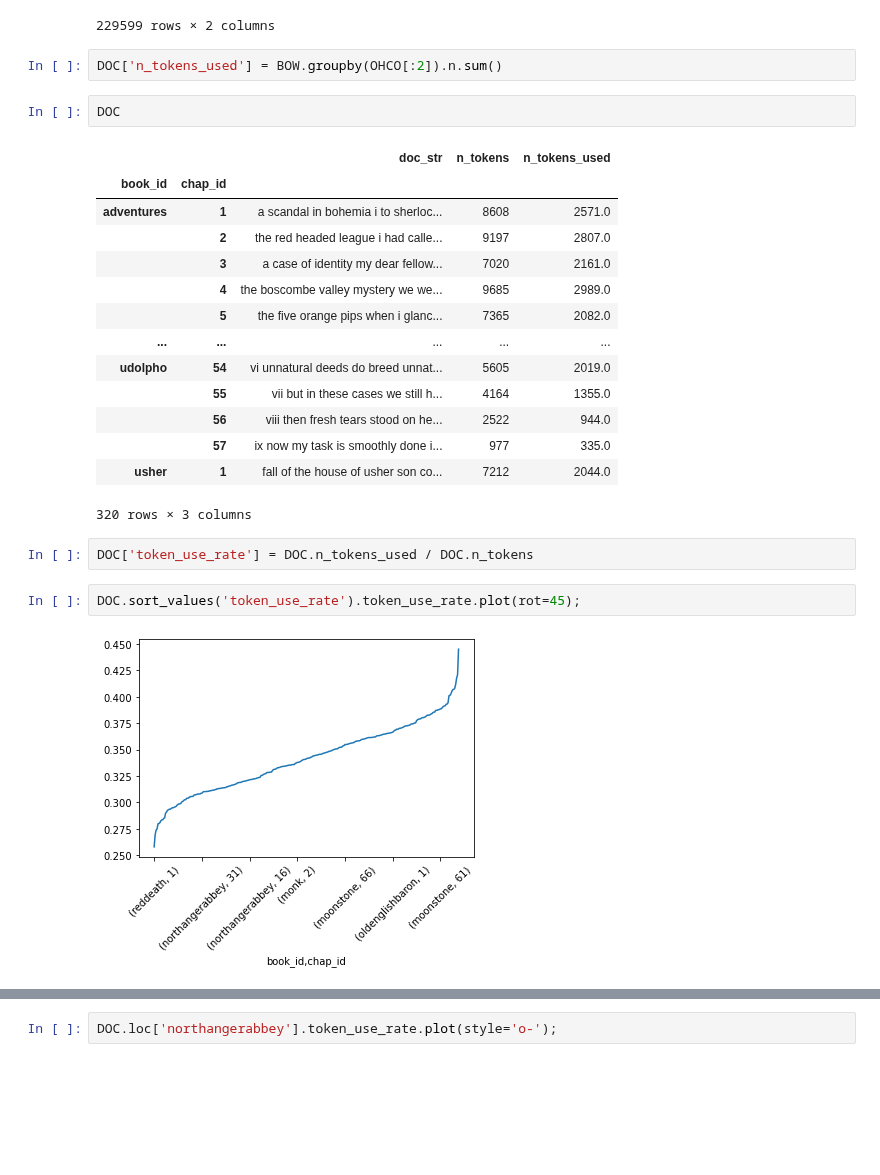
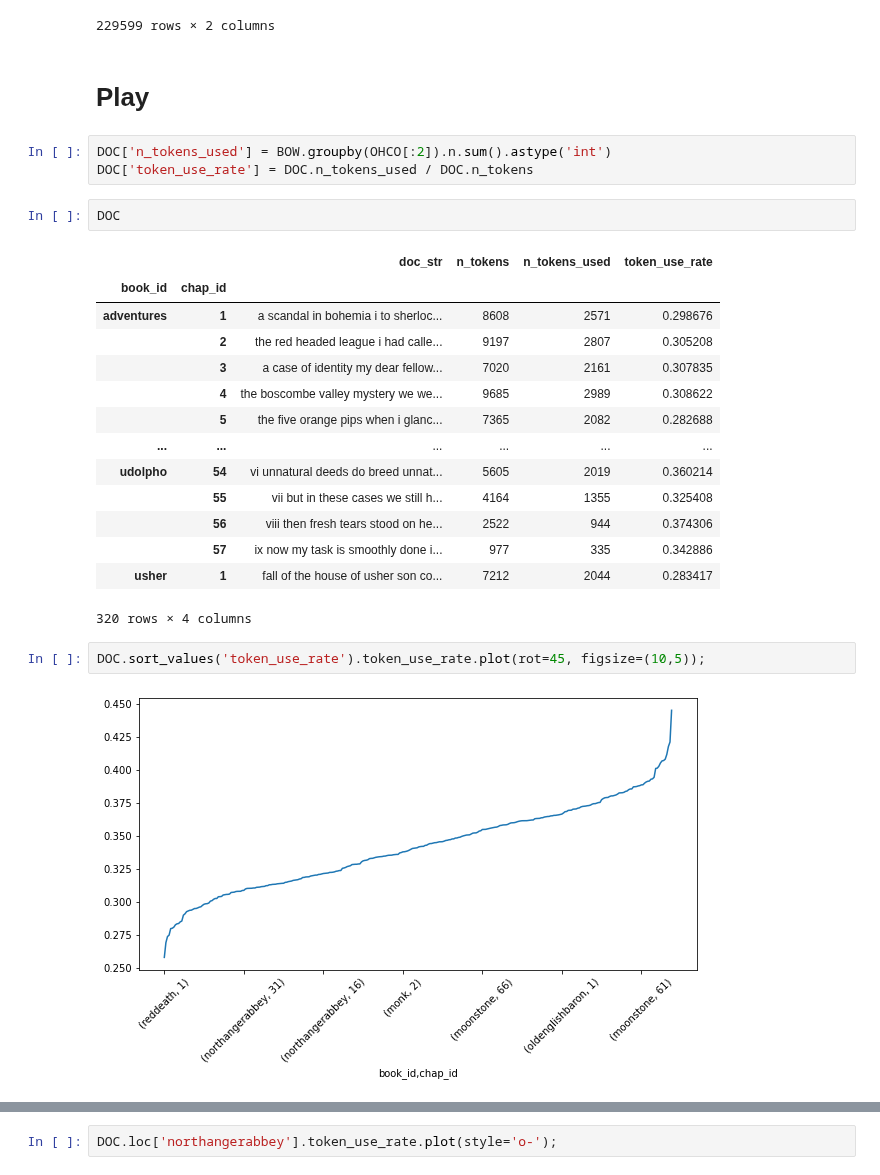
Before and after one commit to ontoligent/DS5001-2022-01-OLD, a Jupyter notebook: M00_FinalProjects/M00_01_VectorizationWithSKLearn.ipynb, the cells around one changed output, grey strips where cells are left out. Saved outputs shown, nothing was run; the diff lists cells and outputs as text; blank space fills up the shorter version.

```diff
--- a/M00_FinalProjects/M00_01_VectorizationWithSKLearn.ipynb
+++ b/M00_FinalProjects/M00_01_VectorizationWithSKLearn.ipynb
@@ -278,28 +293,29 @@ BOW
 |  |  | yes | 1.0 | 0.007462 |
 |  |  | youth | 1.0 | 0.012446 |
 229599 rows × 2 columns
-# %%
-DOC['n_tokens_used'] = BOW.groupby(OHCO[:2]).n.sum()
+# %% [markdown]
+# Play
+# %%
+DOC['n_tokens_used'] = BOW.groupby(OHCO[:2]).n.sum().astype('int')
+DOC['token_use_rate'] = DOC.n_tokens_used / DOC.n_tokens
 # %%
 DOC
 # %% [output]
-|  |  | doc_str | n_tokens | n_tokens_used |
-| book_id | chap_id |  |  |  |
-| adventures | 1 | a scandal in bohemia i to sherloc... | 8608 | 2571.0 |
-|  | 2 | the red headed league i had calle... | 9197 | 2807.0 |
-|  | 3 | a case of identity my dear fellow... | 7020 | 2161.0 |
-|  | 4 | the boscombe valley mystery we we... | 9685 | 2989.0 |
-|  | 5 | the five orange pips when i glanc... | 7365 | 2082.0 |
-| ... | ... | ... | ... | ... |
-| udolpho | 54 | vi unnatural deeds do breed unnat... | 5605 | 2019.0 |
-|  | 55 | vii but in these cases we still h... | 4164 | 1355.0 |
-|  | 56 | viii then fresh tears stood on he... | 2522 | 944.0 |
-|  | 57 | ix now my task is smoothly done i... | 977 | 335.0 |
-| usher | 1 | fall of the house of usher son co... | 7212 | 2044.0 |
+|  |  | doc_str | n_tokens | n_tokens_used | token_use_rate |
+| book_id | chap_id |  |  |  |  |
+| adventures | 1 | a scandal in bohemia i to sherloc... | 8608 | 2571 | 0.298676 |
+|  | 2 | the red headed league i had calle... | 9197 | 2807 | 0.305208 |
+|  | 3 | a case of identity my dear fellow... | 7020 | 2161 | 0.307835 |
+|  | 4 | the boscombe valley mystery we we... | 9685 | 2989 | 0.308622 |
+|  | 5 | the five orange pips when i glanc... | 7365 | 2082 | 0.282688 |
+| ... | ... | ... | ... | ... | ... |
+| udolpho | 54 | vi unnatural deeds do breed unnat... | 5605 | 2019 | 0.360214 |
+|  | 55 | vii but in these cases we still h... | 4164 | 1355 | 0.325408 |
+|  | 56 | viii then fresh tears stood on he... | 2522 | 944 | 0.374306 |
+|  | 57 | ix now my task is smoothly done i... | 977 | 335 | 0.342886 |
+| usher | 1 | fall of the house of usher son co... | 7212 | 2044 | 0.283417 |
-320 rows × 3 columns
+320 rows × 4 columns
-# %%
-DOC['token_use_rate'] = DOC.n_tokens_used / DOC.n_tokens
 # %%
-DOC.sort_values('token_use_rate').token_use_rate.plot(rot=45);
+DOC.sort_values('token_use_rate').token_use_rate.plot(rot=45, figsize=(10,5));
 # %% [output]
-[figure, old version]
+[figure, new version]
```
Also changed, not shown: parts of 11 cells of this notebook, 3 other files.
